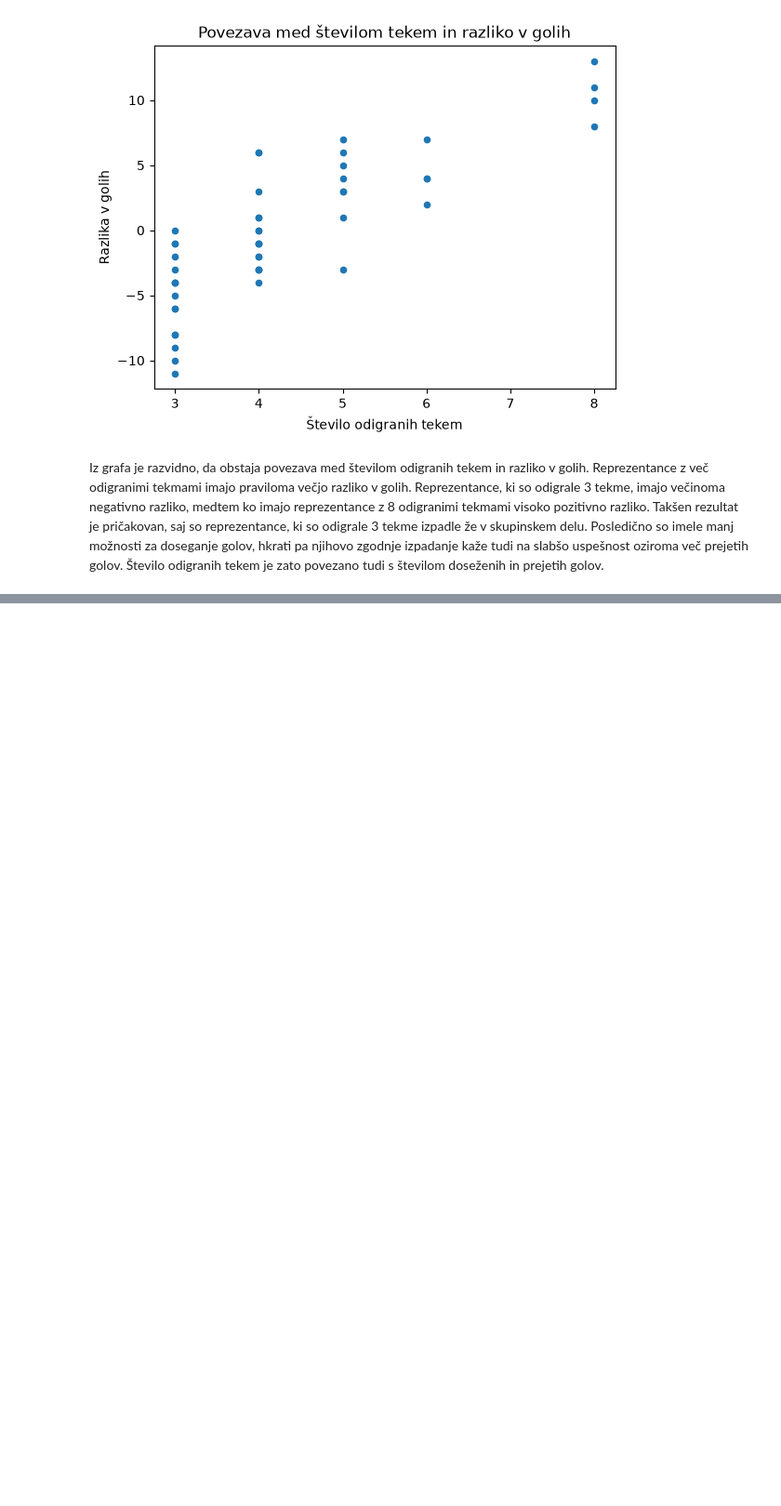
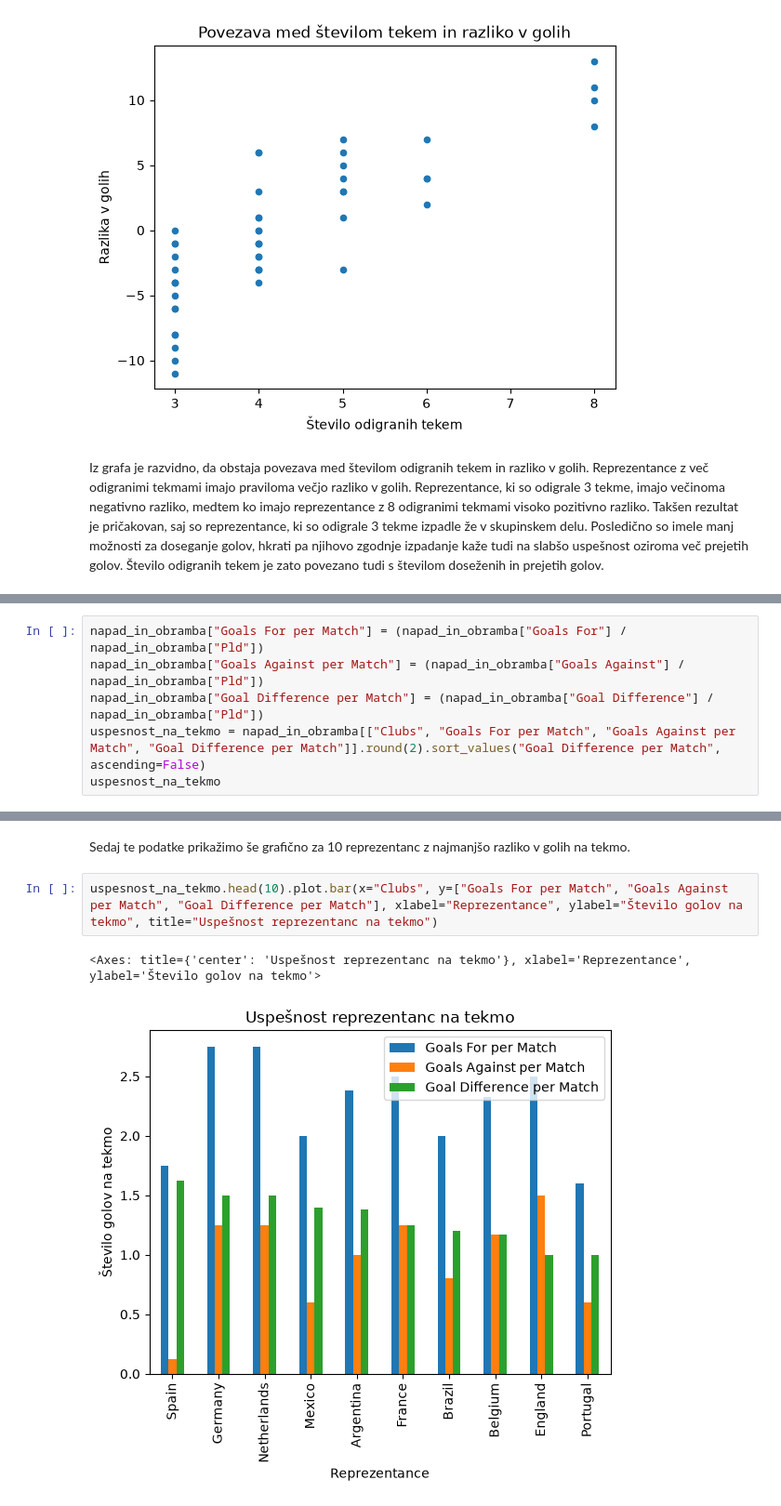
Before and after one commit to zalakmetic/UVP_projektna_naloga, a Jupyter notebook: analiza.ipynb, the cells around one changed output, grey strips where cells are left out. Shown at 93% size. Saved outputs shown, nothing was run; the diff lists cells and outputs as text; blank space fills up the shorter version.

```diff
--- a/analiza.ipynb
+++ b/analiza.ipynb
@@ -529,0 +534,6 @@ Iz grafa je razvidno, da obstaja povezava med številom odigranih tekem in razli
+# %%
+napad_in_obramba["Goals For per Match"] = (napad_in_obramba["Goals For"] / napad_in_obramba["Pld"])
+napad_in_obramba["Goals Against per Match"] = (napad_in_obramba["Goals Against"] / napad_in_obramba["Pld"])
+napad_in_obramba["Goal Difference per Match"] = (napad_in_obramba["Goal Difference"] / napad_in_obramba["Pld"])
+uspesnost_na_tekmo = napad_in_obramba[["Clubs", "Goals For per Match", "Goals Against per Match", "Goal Difference per Match"]].round(2).sort_values("Goal Difference per Match", ascending=False)
+uspesnost_na_tekmo
@@ -529,0 +558,7 @@ Iz grafa je razvidno, da obstaja povezava med številom odigranih tekem in razli
+# %% [markdown]
+Sedaj te podatke prikažimo še grafično za 10 reprezentanc z najmanjšo razliko v golih na tekmo.
+# %%
+uspesnost_na_tekmo.head(10).plot.bar(x="Clubs", y=["Goals For per Match", "Goals Against per Match", "Goal Difference per Match"], xlabel="Reprezentance", ylabel="Število golov na tekmo", title="Uspešnost reprezentanc na tekmo")
+# %% [output]
+<Axes: title={'center': 'Uspešnost reprezentanc na tekmo'}, xlabel='Reprezentance', ylabel='Število golov na tekmo'>
+[figure, added]
```
Also changed, not shown: parts of 37 cells of this notebook.
